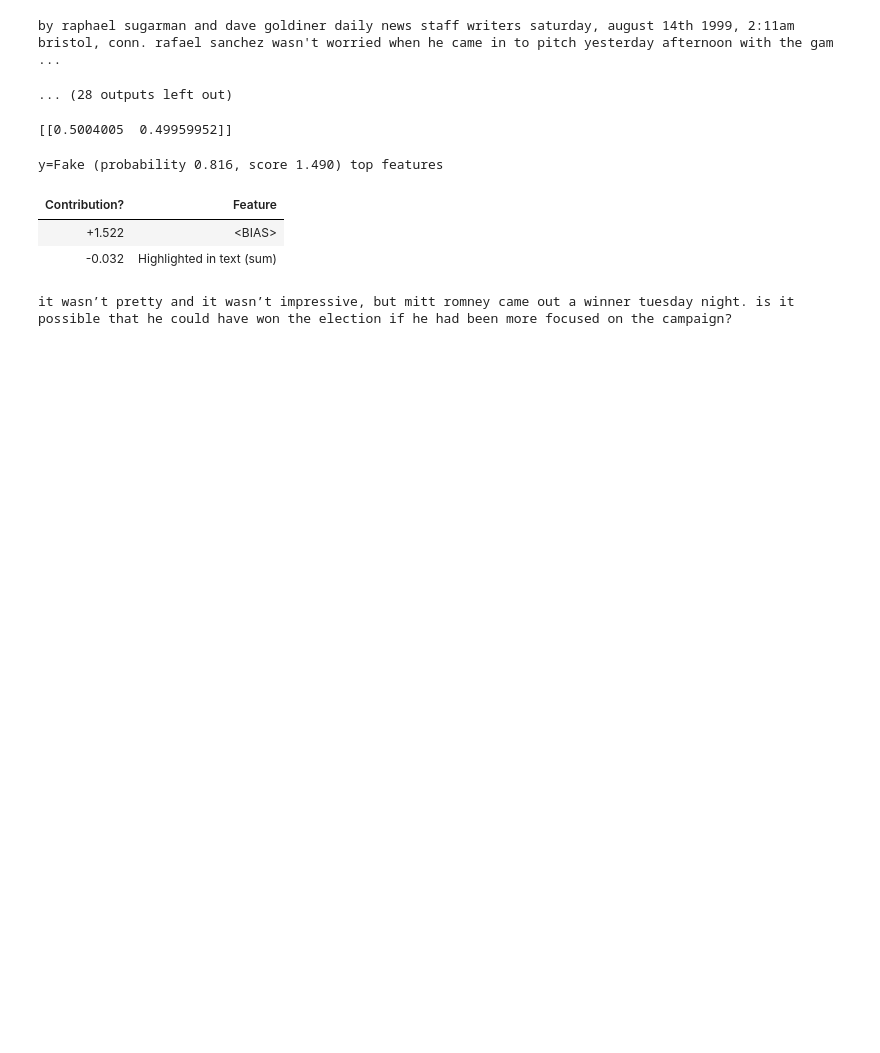
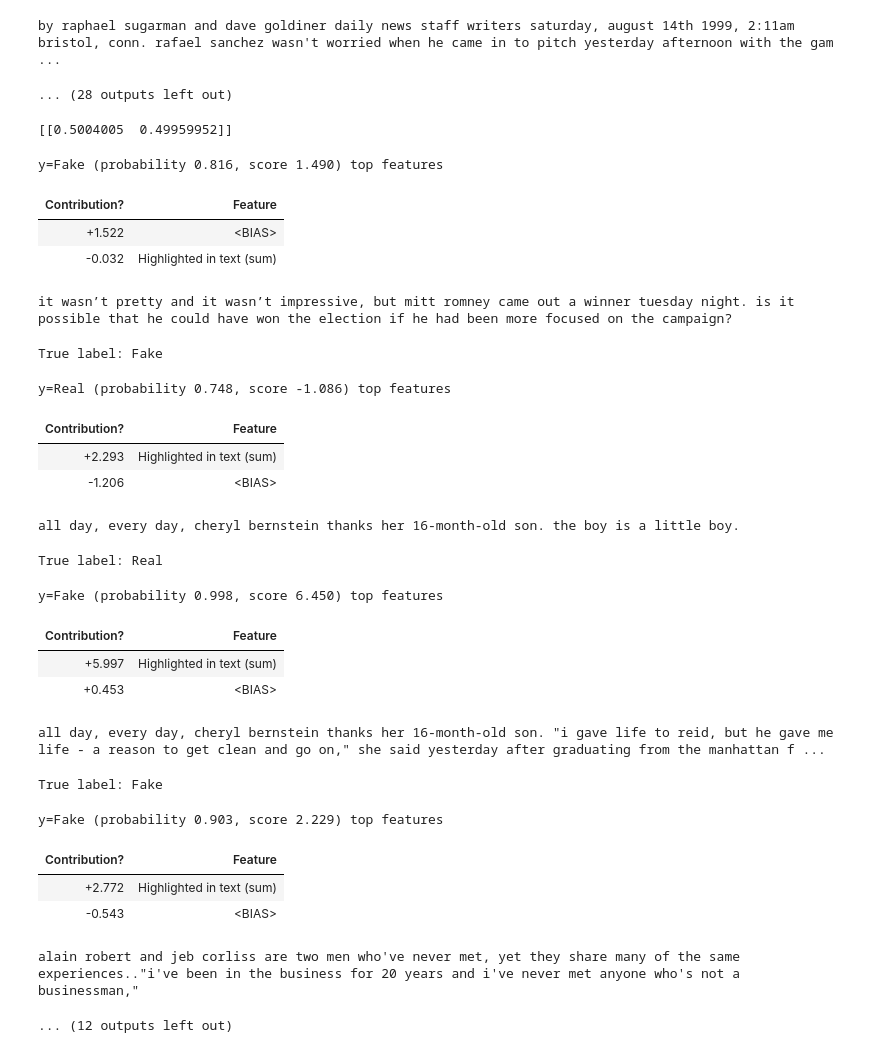
Before and after one commit to ovbystrova/hse_diploma_bc, a Jupyter notebook: LSTM.ipynb, the cells around one changed output. Cells and saved outputs as stored; diff of their text form; code cells hidden in the pictures; blank space fills up the shorter version.

```diff
--- a/LSTM.ipynb
+++ b/LSTM.ipynb
@@ -199,6 +197,8 @@ train, test = dataset.split(0.8, stratified=True)
 train, valid = train.split(0.8, stratified=True)
 # %% [output]
 Vocab size: 39289
+# %%
+EMBEDDINGS_DIM = 768
 # %% [markdown]
 # Model
 # %%
@@ -466,7 +466,7 @@ wandb.save('model_base_gpt2_embeddings.h5')
 # %% [markdown]
 # Test and Eli5
 # %%
-model.load_state_dict(torch.load('data/model_base', map_location=torch.device('cpu')))
+model.load_state_dict(torch.load('data/model_base_gpt2_embeddings', map_location=torch.device('cpu')))
 # %% [output]
 <All keys matched successfully>
 # %%
@@ -621,3 +626,40 @@ y=Fake (probability 0.816, score 1.490) top features
 | +1.522 | <BIAS> |
 | -0.032 | Highlighted in text (sum) |
 it wasn’t pretty and it wasn’t impressive, but mitt romney came out a winner tuesday night. is it possible that he could have won the election if he had been more focused on the campaign?
+# %%
+# BERT EMBEDDINGS
+
+from IPython.display import display, HTML
+
+for i in range(1, 31, 10):
+    text_fake = fake[i]
+    text_real = real[i]
+    te = TextExplainer(random_state=42)
+
+    te.fit(doc=text_fake, predict_proba=model_estimator.predict_proba)
+    print('True label: Fake')
+    display(te.show_prediction(target_names=['Real','Fake']))
+
+    te.fit(doc=text_real, predict_proba=model_estimator.predict_proba)
+    print('True label: Real')
+    display(te.show_prediction(target_names=['Real','Fake']))
+# %% [output]
+True label: Fake
+y=Real (probability 0.748, score -1.086) top features
+| Contribution? | Feature |
+| +2.293 | Highlighted in text (sum) |
+| -1.206 | <BIAS> |
+all day, every day, cheryl bernstein thanks her 16-month-old son. the boy is a little boy.
+True label: Real
+y=Fake (probability 0.998, score 6.450) top features
+| Contribution? | Feature |
+| +5.997 | Highlighted in text (sum) |
+| +0.453 | <BIAS> |
+all day, every day, cheryl bernstein thanks her 16-month-old son. "i gave life to reid, but he gave me life - a reason to get clean and go on," she said yesterday after graduating from the manhattan f ...
+True label: Fake
+y=Fake (probability 0.903, score 2.229) top features
+| Contribution? | Feature |
+| +2.772 | Highlighted in text (sum) |
+| -0.543 | <BIAS> |
+alain robert and jeb corliss are two men who've never met, yet they share many of the same experiences.."i've been in the business for 20 years and i've never met anyone who's not a businessman,"
+... (12 outputs left out)
```
Also changed, not shown: parts of 10 cells of this notebook, 1 other file.
